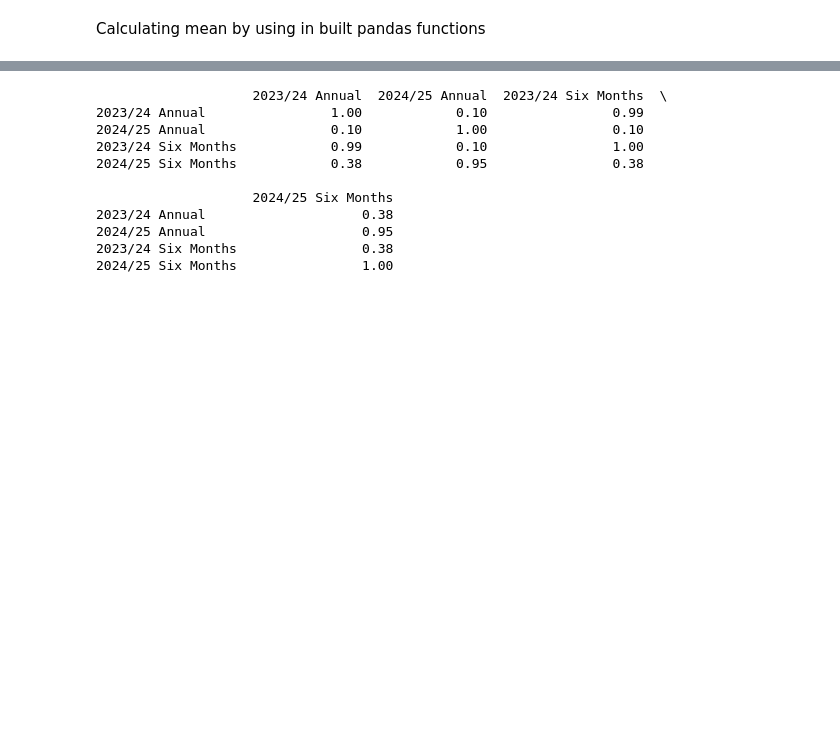
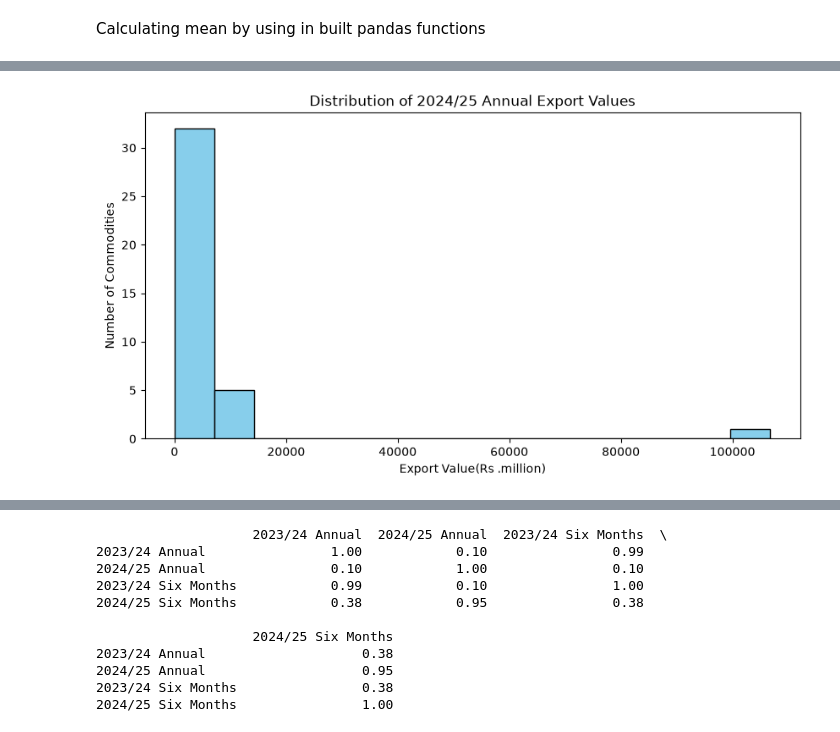
Before and after one commit to mesuvein23/SocrateAI, a Jupyter notebook: project_economics.ipynb, the cells around one changed output, grey strips where cells are left out. Saved outputs shown, nothing was run; the diff lists cells and outputs as text; code cells hidden in the pictures; blank space fills up the shorter version.

```diff
--- a/project_economics.ipynb
+++ b/project_economics.ipynb
@@ -166,0 +104,3 @@ print(std_202526_sixmnth)
+# %%
+df = df.replace('-', np.nan)
+df.head()
@@ -166,0 +114,3 @@ print(std_202526_sixmnth)
+# %%
+df["Growth"] = df["2024/25 Growth %"] - df["2025/26 Growth %"] # this  creates a new column called "Growth" — for every row, it takes the 2024/25 number and subtracts the 2023/24 number
+print(df["Growth"])
@@ -166,0 +275,19 @@ print(std_202526_sixmnth)
+# %%
+import matplotlib.pyplot as plt
+
+
+data = [
+    "2023/24 Annual", "2023/24 Six Months",
+    "2024/25 Annual", "2024/25 Six Months",
+    "2025/26 Six Months"
+]
+
+#drwa histogram
+plt.figure(figsize=(10,5))
+plt.hist(df["2024/25 Annual"], bins=15, color="skyblue", edgecolor="black")
+plt.title("Distribution of 2024/25 Annual Export Values")
+plt.xlabel("Export Value(Rs .million)")
+plt.ylabel("Number of Commodities")
+plt.show()
+# %% [output]
+[figure, added]
```
Also changed, not shown: parts of 46 cells of this notebook.
